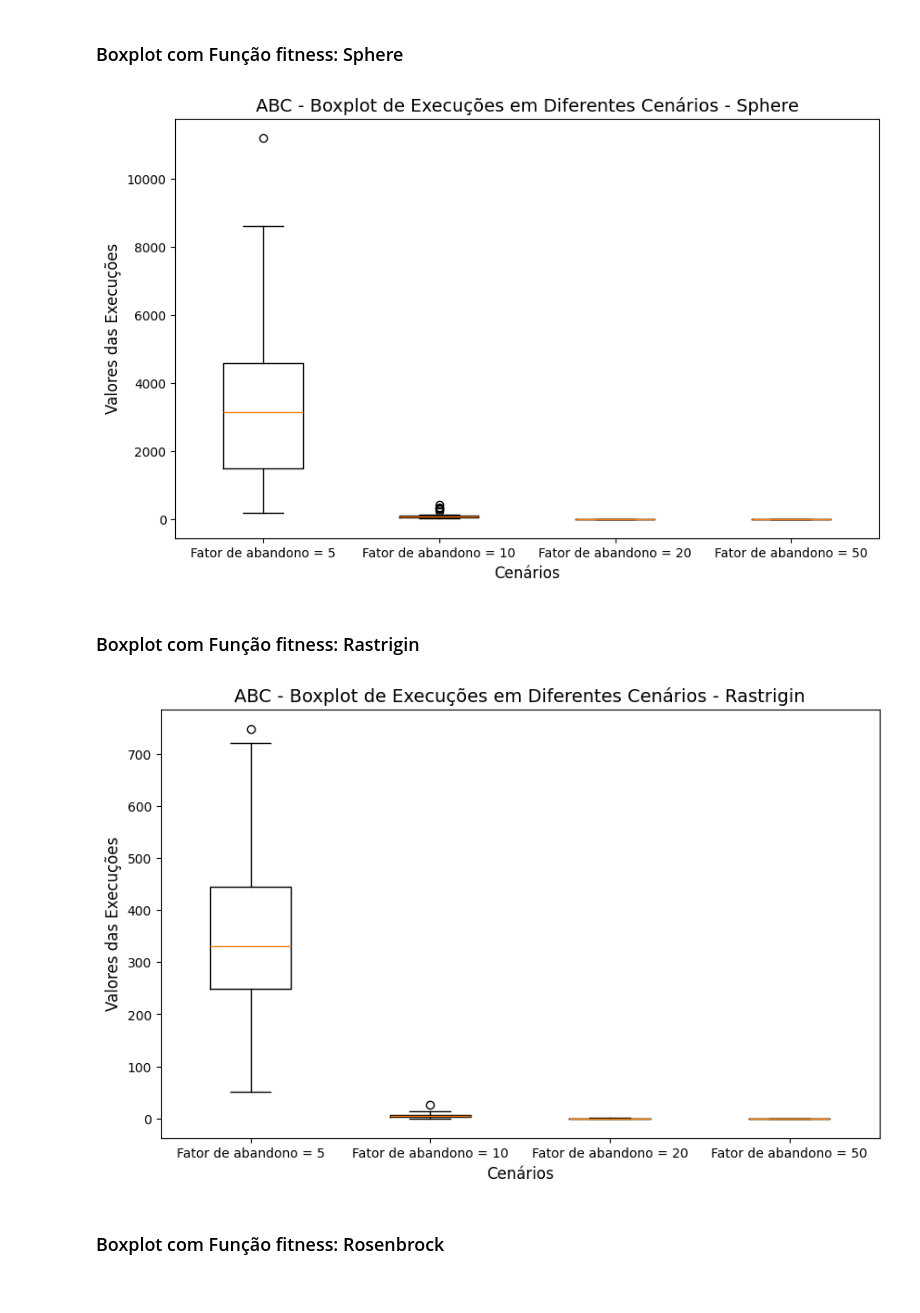
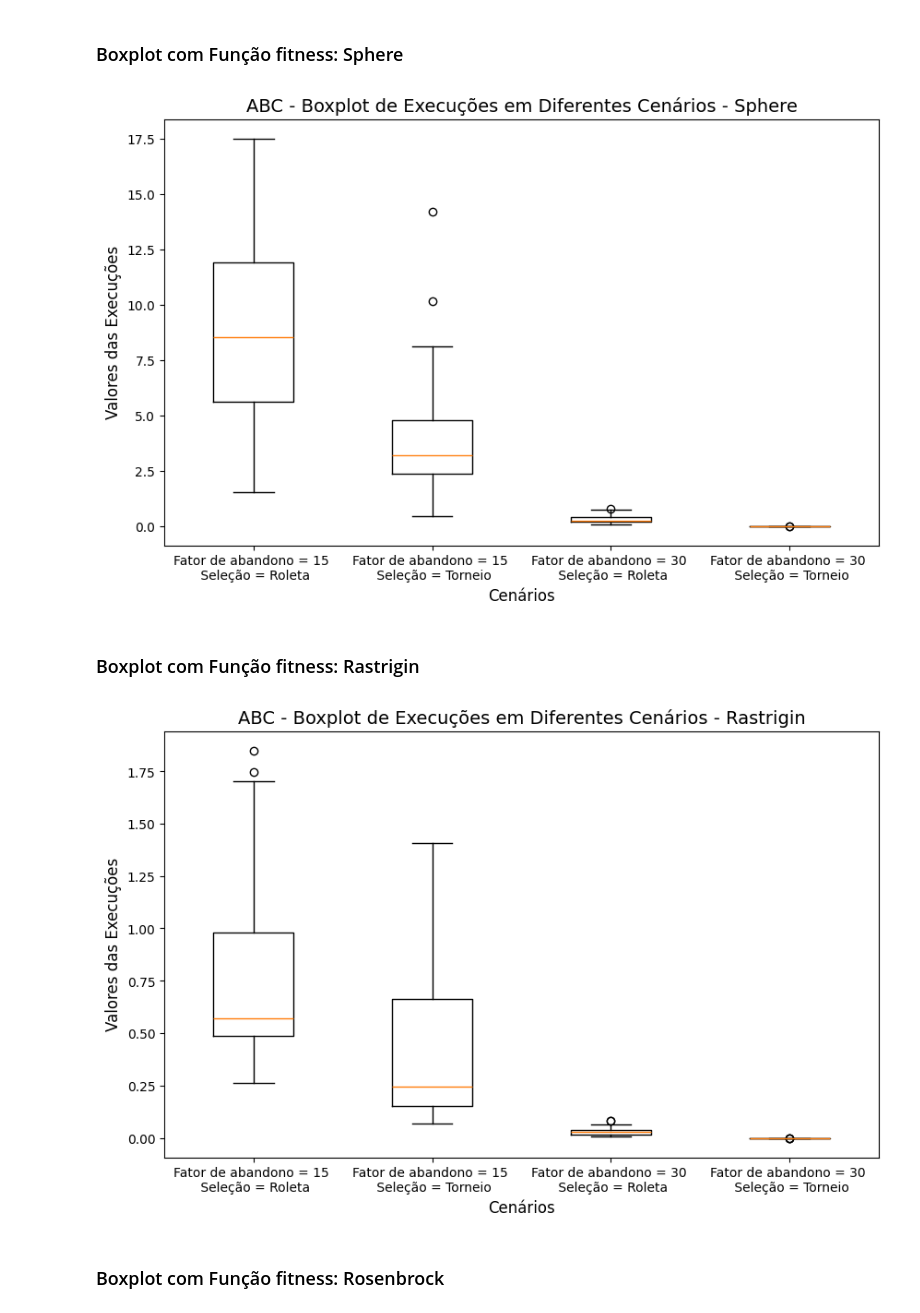
Before and after one commit to Guiioff/Algoritmos-Otimizacao, a Jupyter notebook: alg_abc.ipynb, the cells around one changed output. Cells and saved outputs as stored; diff of their text form; code cells hidden in the pictures.

Commit message:
ABC - novo tipo de seleção e gráficos de convergência

```diff
--- a/alg_abc.ipynb
+++ b/alg_abc.ipynb
@@ -75,7 +75,7 @@ class Abelha:
         self.fitness = self.funcao_fitness(self.posicao)
 
 class AlgoritmoABC:
-    def __init__(self, dimensoes:int, limite_min: float, limite_max: float, tamanho_populacao:int, fator_abandono:int, ciclos:int, funcao_fitness):
+    def __init__(self, dimensoes:int, limite_min: float, limite_max: float, tamanho_populacao:int, fator_abandono:int, ciclos:int, funcao_fitness, funcao_selecao):
         self.dimensoes = dimensoes
         self.limite_min = limite_min
         self.limite_max = limite_max
@@ -84,6 +84,7 @@ class AlgoritmoABC:
         self.fator_abandono = fator_abandono
         self.ciclos = ciclos
         self.funcao_fitness = funcao_fitness
+        self.funcao_selecao = funcao_selecao
 
         self.melhor_posicao = None
         self.melhor_fitness = float('inf')
@@ -113,16 +114,23 @@ class AlgoritmoABC:
             else:
                 fonte_abelha.tentativas += 1
 
-    def selecionar_fonte_roleta(self, fontes):
+    @staticmethod
+    def selecionar_fonte_roleta(fontes):
         lista_fitness_minimo = [1 / (fonte.fitness) for fonte in fontes]
         total_fitness_minimo = sum(lista_fitness_minimo)
         probabilidades = [valor / total_fitness_minimo for valor in lista_fitness_minimo]
 
         return random.choices(fontes, weights=probabilidades, k=1)[0]
 
+    @staticmethod
+    def selecionar_fonte_torneio(fontes, tamanho_torneio=2):
+        participantes_torneio = random.sample(fontes, tamanho_torneio)
+        return min(participantes_torneio, key=lambda fonte: fonte.fitness)
+
+
     def executar_abelhas_observadoras(self, abelhas_observadoras, fontes):
         for abelha in abelhas_observadoras:
-            fonte_selecionada = self.selecionar_fonte_roleta(fontes)
+            fonte_selecionada = self.funcao_selecao(fontes)
             abelha.fonte = fonte_selecionada
             abelha.posicao = np.copy(fonte_selecionada.posicao)
 
@@ -245,79 +370,79 @@ Ciclo 80 - Melhor Fitness: 7906.9463670456935 - Melhor Posição: [ 0.48013816
 # %%
 cenario_1 = []
 for _ in range(30):
-    alg = AlgoritmoABC(dimensoes=20, limite_min=-100.0, limite_max=100.0, tamanho_populacao=100,fator_abandono=5   ,
-                       ciclos=250, funcao_fitness=sphere)
+    alg = AlgoritmoABC(dimensoes=20, limite_min=-100.0, limite_max=100.0, tamanho_populacao=30,fator_abandono=15   ,
+                       ciclos=1500, funcao_fitness=sphere, funcao_selecao= AlgoritmoABC.selecionar_fonte_roleta)
     alg.executar()
     cenario_1.append(alg.melhor_fitness)
 
 cenario_2 = []
 for _ in range(30):
-    alg = AlgoritmoABC(dimensoes=20, limite_min=-100.0, limite_max=100.0, tamanho_populacao=100,fator_abandono=10,
-                       ciclos=250, funcao_fitness=sphere)
+    alg = AlgoritmoABC(dimensoes=20, limite_min=-100.0, limite_max=100.0, tamanho_populacao=30,fator_abandono=15,
+                       ciclos=1500, funcao_fitness=sphere, funcao_selecao= AlgoritmoABC.selecionar_fonte_torneio)
     alg.executar()
     cenario_2.append(alg.melhor_fitness)
 
 cenario_3 = []
 for _ in range(30):
-    alg = AlgoritmoABC(dimensoes=20, limite_min=-100.0, limite_max=100.0, tamanho_populacao=100,fator_abandono=20,
-                       ciclos=250, funcao_fitness=sphere)
+    alg = AlgoritmoABC(dimensoes=20, limite_min=-100.0, limite_max=100.0, tamanho_populacao=30,fator_abandono=30,
+                       ciclos=1500, funcao_fitness=sphere, funcao_selecao= AlgoritmoABC.selecionar_fonte_roleta)
     alg.executar()
     cenario_3.append(alg.melhor_fitness)
 
 cenario_4 = []
 for _ in range(30):
-    alg = AlgoritmoABC(dimensoes=20, limite_min=-100.0, limite_max=100.0, tamanho_populacao=100,fator_abandono=50,
-                       ciclos=250, funcao_fitness=sphere)
+    alg = AlgoritmoABC(dimensoes=20, limite_min=-100.0, limite_max=100.0, tamanho_populacao=30,fator_abandono=30,
+                       ciclos=1500, funcao_fitness=sphere, funcao_selecao= AlgoritmoABC.selecionar_fonte_torneio)
     alg.executar()
     cenario_4.append(alg.melhor_fitness)
 
 dados = [cenario_1, cenario_2, cenario_3, cenario_4]
 
 plt.figure(figsize=(10, 6))
-plt.boxplot(dados, tick_labels=['Fator de abandono = 5', 'Fator de abandono = 10', 'Fator de abandono = 20', 'Fator de abandono = 50'])
+plt.boxplot(dados, tick_labels=['Fator de abandono = 15 \n Seleção = Roleta', 'Fator de abandono = 15 \n Seleção = Torneio', 'Fator de abandono = 30 \n Seleção = Roleta', 'Fator de abandono = 30 \n Seleção = Torneio'])
 
 plt.title('ABC - Boxplot de Execuções em Diferentes Cenários - Sphere', fontsize=14)
 plt.xlabel('Cenários', fontsize=12)
 plt.ylabel('Valores das Execuções', fontsize=12)
 
 plt.show()
 # %% [output]
-[figure, old version]
+[figure, new version]
 # %% [markdown]
 ### Boxplot com Função fitness: Rastrigin
 # %%
 cenario_1 = []
 for _ in range(30):
-    alg = AlgoritmoABC(dimensoes=20, limite_min=-30.0, limite_max=30.0, tamanho_populacao=100,fator_abandono=5   ,
-                       ciclos=250, funcao_fitness=rastrigin)
+    alg = AlgoritmoABC(dimensoes=20, limite_min=-30.0, limite_max=30.0, tamanho_populacao=30,fator_abandono=15   ,
+                       ciclos=1500, funcao_fitness=rastrigin, funcao_selecao= AlgoritmoABC.selecionar_fonte_roleta)
     alg.executar()
     cenario_1.append(alg.melhor_fitness)
 
 cenario_2 = []
 for _ in range(30):
-    alg = AlgoritmoABC(dimensoes=20, limite_min=-30.0, limite_max=30.0, tamanho_populacao=100,fator_abandono=10,
-                       ciclos=250, funcao_fitness=rastrigin)
+    alg = AlgoritmoABC(dimensoes=20, limite_min=-30.0, limite_max=30.0, tamanho_populacao=30,fator_abandono=15,
+                       ciclos=1500, funcao_fitness=rastrigin, funcao_selecao= AlgoritmoABC.selecionar_fonte_torneio)
     alg.executar()
     cenario_2.append(alg.melhor_fitness)
 
 cenario_3 = []
 for _ in range(30):
-    alg = AlgoritmoABC(dimensoes=20, limite_min=-30.0, limite_max=30.0, tamanho_populacao=100,fator_abandono=20,
-                       ciclos=250, funcao_fitness=rastrigin)
+    alg = AlgoritmoABC(dimensoes=20, limite_min=-30.0, limite_max=30.0, tamanho_populacao=30,fator_abandono=30,
+                       ciclos=1500, funcao_fitness=rastrigin, funcao_selecao= AlgoritmoABC.selecionar_fonte_roleta)
     alg.executar()
     cenario_3.append(alg.melhor_fitness)
 
 cenario_4 = []
 for _ in range(30):
-    alg = AlgoritmoABC(dimensoes=20, limite_min=-30.0, limite_max=30.0, tamanho_populacao=100,fator_abandono=50,
-                       ciclos=250, funcao_fitness=rastrigin)
+    alg = AlgoritmoABC(dimensoes=20, limite_min=-30.0, limite_max=30.0, tamanho_populacao=30,fator_abandono=30,
+                       ciclos=1500, funcao_fitness=rastrigin, funcao_selecao= AlgoritmoABC.selecionar_fonte_torneio)
     alg.executar()
     cenario_4.append(alg.melhor_fitness)
 
 dados = [cenario_1, cenario_2, cenario_3, cenario_4]
 
 plt.figure(figsize=(10, 6))
-plt.boxplot(dados, tick_labels=['Fator de abandono = 5', 'Fator de abandono = 10', 'Fator de abandono = 20', 'Fator de abandono = 50'])
+plt.boxplot(dados, tick_labels=['Fator de abandono = 15 \n Seleção = Roleta', 'Fator de abandono = 15 \n Seleção = Torneio', 'Fator de abandono = 30 \n Seleção = Roleta', 'Fator de abandono = 30 \n Seleção = Torneio'])
 
 plt.title('ABC - Boxplot de Execuções em Diferentes Cenários - Rastrigin', fontsize=14)
 plt.xlabel('Cenários', fontsize=12)
@@ -325,7 +450,7 @@ plt.ylabel('Valores das Execuções', fontsize=12)
 
 plt.show()
 # %% [output]
-[figure, old version]
+[figure, new version]
 # %% [markdown]
 ### Boxplot com Função fitness: Rosenbrock
 # %%
```
Also changed, not shown: parts of 10 cells of this notebook.
